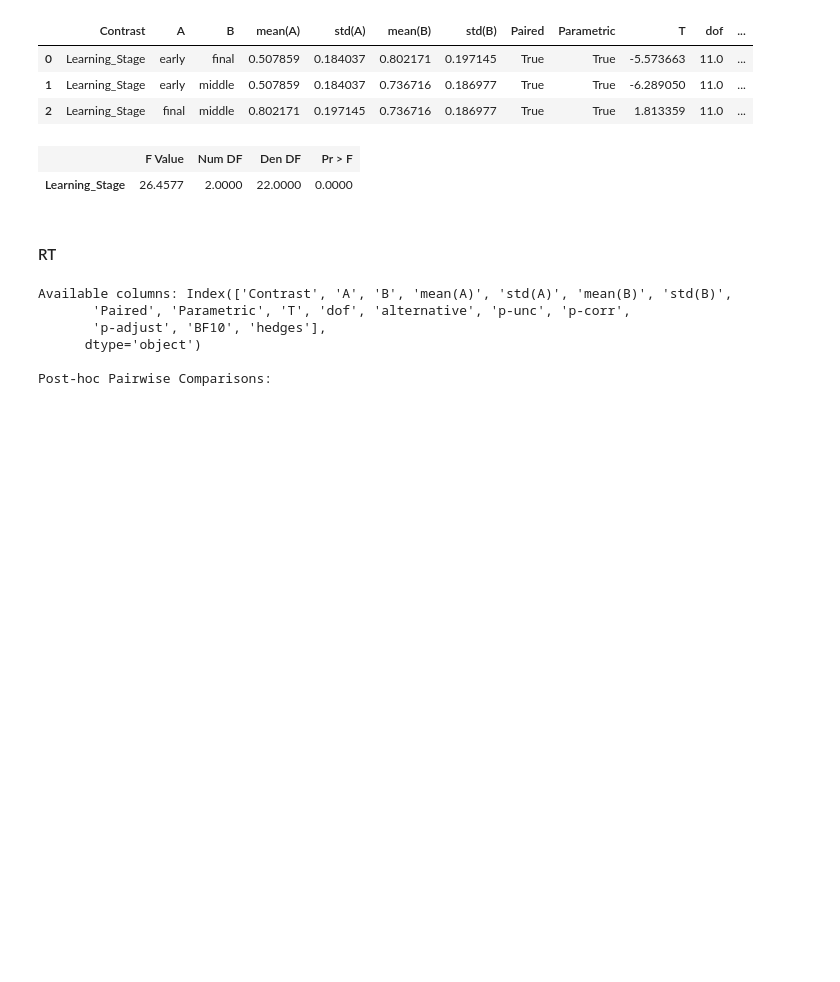
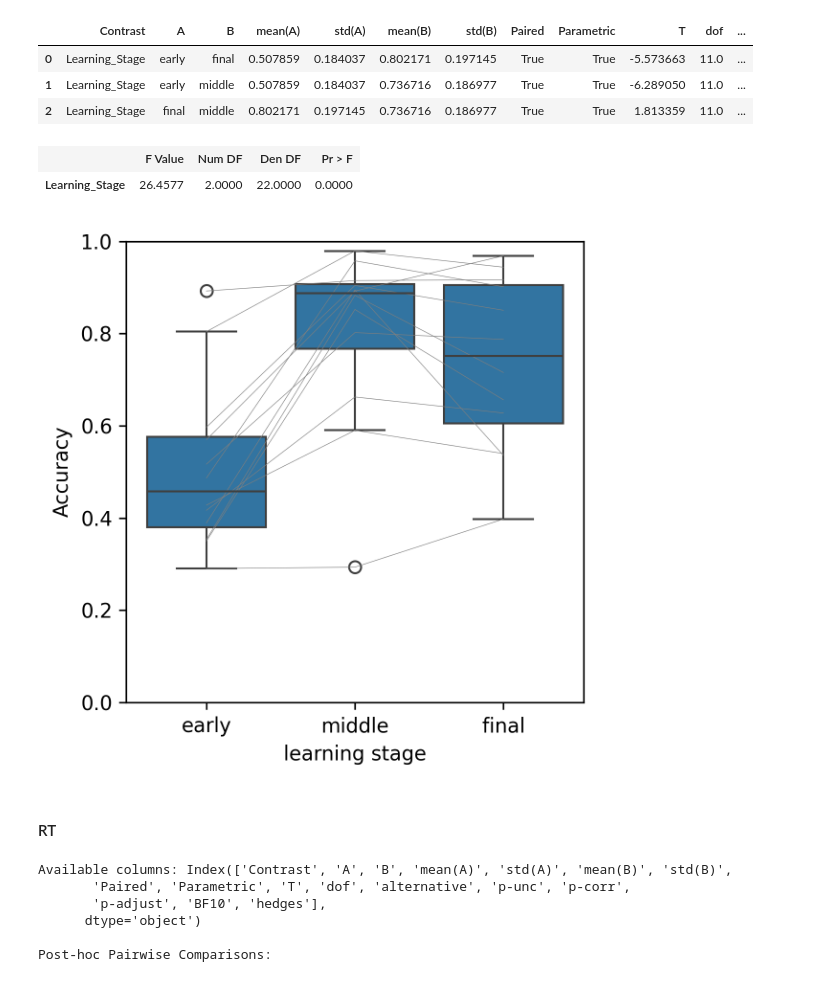
Before and after one commit to SoundBrainLab/fMRI_auditory-category-learning, a Jupyter notebook: 04_behavior/behavior_analysis.ipynb, the cells around one changed output. Saved outputs shown, nothing was run; the diff lists cells and outputs as text; code cells hidden in the pictures; blank space fills up the shorter version.

Commit message:
Plotting accuracy per learning stage

```diff
--- a/04_behavior/behavior_analysis.ipynb
+++ b/04_behavior/behavior_analysis.ipynb
@@ -278,6 +301,33 @@ aov.summary()
 # %% [output]
 |  | F Value | Num DF | Den DF | Pr > F |
 | Learning_Stage | 26.4577 | 2.0000 | 22.0000 | 0.0000 |
+# %%
+plot_df = stage_df.replace({'early':'runs1-2',
+                           'middle':'runs3-4',
+                           'final':'runs5-6',
+                           })
+
+fig, ax = plt.subplots(1, 1, figsize=(4,4), dpi=300)
+'''sns.lineplot(stage_df, x='Learning_Stage', y='Accuracy',
+             color='black', err_style='bars',
+             ax=ax)
+'''
+sns.boxplot(plot_df, x='Learning_Stage', y='Accuracy',
+            ax=ax)
+sns.lineplot(plot_df, x='Learning_Stage', y='Accuracy',
+             hue='Participant_ID',
+             palette=sns.color_palette(['grey'], 12),
+             linewidth=0.3,
+             ax=ax,
+             legend=None)
+ax.set_ylim([0, 1])
+ax.set_xlabel('learning stage')
+ax.set_xticklabels(['early', 'middle', 'final'])
+
+fig.tight_layout()
+#fig.savefig('behav_acc-only.svg')
+# %% [output]
+[figure, added]
 # %% [markdown]
 #### RT
 # %%
```
Also changed, not shown: parts of 1 cell of this notebook.
